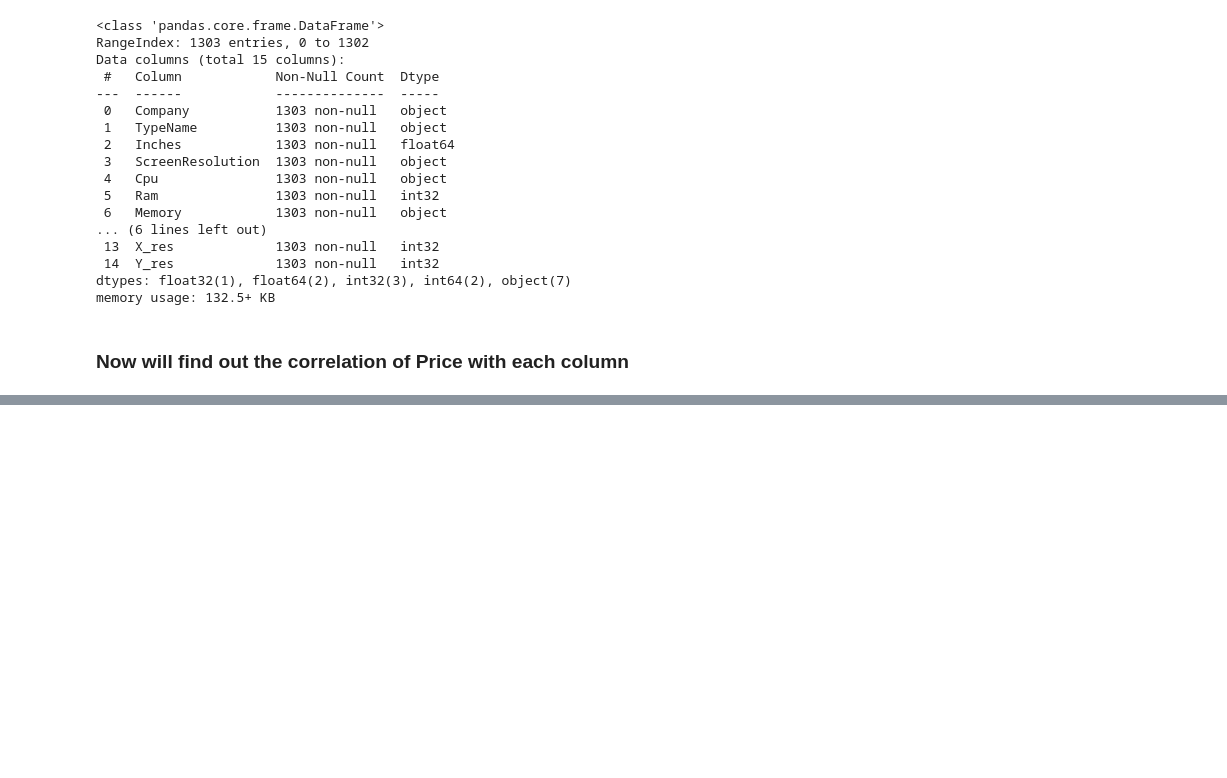
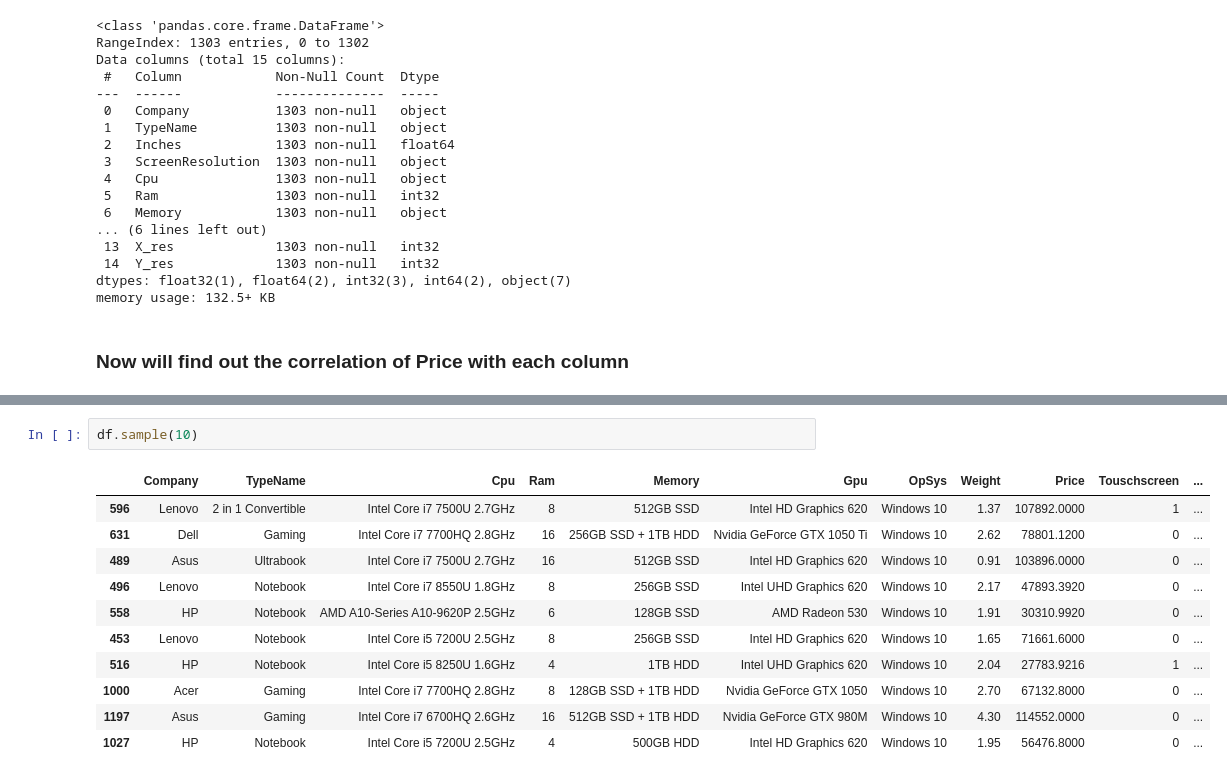
Before and after one commit to 27priyanshu/Laptop_predictor, a Jupyter notebook: Laptop-price-predictor.ipynb, the cells around one changed output, grey strips where cells are left out. Saved outputs shown, nothing was run; the diff lists cells and outputs as text; blank space fills up the shorter version.

```diff
--- a/Laptop-price-predictor.ipynb
+++ b/Laptop-price-predictor.ipynb
@@ -376,0 +448,14 @@ ValueError: could not convert string to float: 'Ultrabook'
+# %%
+df.sample(10)
+# %% [output]
+|  | Company | TypeName | Cpu | Ram | Memory | Gpu | OpSys | Weight | Price | Touschscreen | ... |
+| 596 | Lenovo | 2 in 1 Convertible | Intel Core i7 7500U 2.7GHz | 8 | 512GB SSD | Intel HD Graphics 620 | Windows 10 | 1.37 | 107892.0000 | 1 | ... |
+| 631 | Dell | Gaming | Intel Core i7 7700HQ 2.8GHz | 16 | 256GB SSD + 1TB HDD | Nvidia GeForce GTX 1050 Ti | Windows 10 | 2.62 | 78801.1200 | 0 | ... |
+| 489 | Asus | Ultrabook | Intel Core i7 7500U 2.7GHz | 16 | 512GB SSD | Intel HD Graphics 620 | Windows 10 | 0.91 | 103896.0000 | 0 | ... |
+| 496 | Lenovo | Notebook | Intel Core i7 8550U 1.8GHz | 8 | 256GB SSD | Intel UHD Graphics 620 | Windows 10 | 2.17 | 47893.3920 | 0 | ... |
+| 558 | HP | Notebook | AMD A10-Series A10-9620P 2.5GHz | 6 | 128GB SSD | AMD Radeon 530 | Windows 10 | 1.91 | 30310.9920 | 0 | ... |
+| 453 | Lenovo | Notebook | Intel Core i5 7200U 2.5GHz | 8 | 256GB SSD | Intel HD Graphics 620 | Windows 10 | 1.65 | 71661.6000 | 0 | ... |
+| 516 | HP | Notebook | Intel Core i5 8250U 1.6GHz | 4 | 1TB HDD | Intel UHD Graphics 620 | Windows 10 | 2.04 | 27783.9216 | 1 | ... |
+| 1000 | Acer | Gaming | Intel Core i7 7700HQ 2.8GHz | 8 | 128GB SSD + 1TB HDD | Nvidia GeForce GTX 1050 | Windows 10 | 2.70 | 67132.8000 | 0 | ... |
+| 1197 | Asus | Gaming | Intel Core i7 6700HQ 2.6GHz | 16 | 512GB SSD + 1TB HDD | Nvidia GeForce GTX 980M | Windows 10 | 4.30 | 114552.0000 | 0 | ... |
+| 1027 | HP | Notebook | Intel Core i5 7200U 2.5GHz | 4 | 500GB HDD | Intel HD Graphics 620 | Windows 10 | 1.95 | 56476.8000 | 0 | ... |
```
Also changed, not shown: parts of 26 cells of this notebook.
